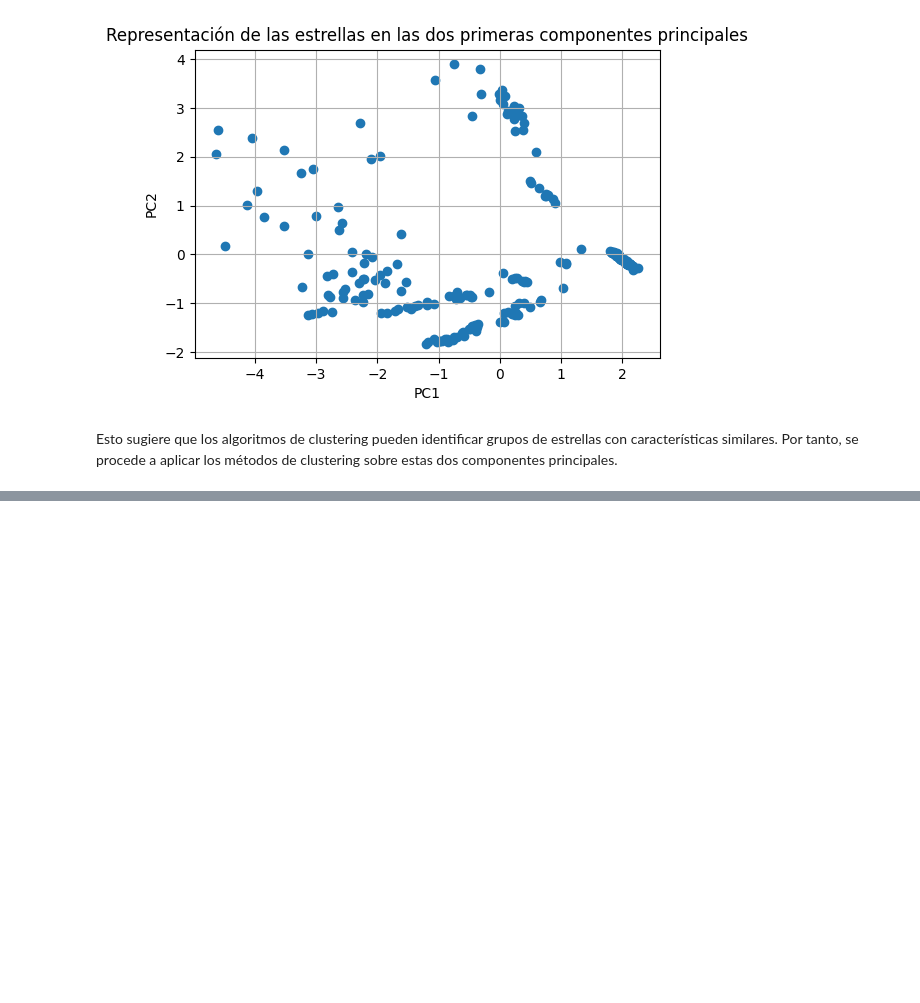
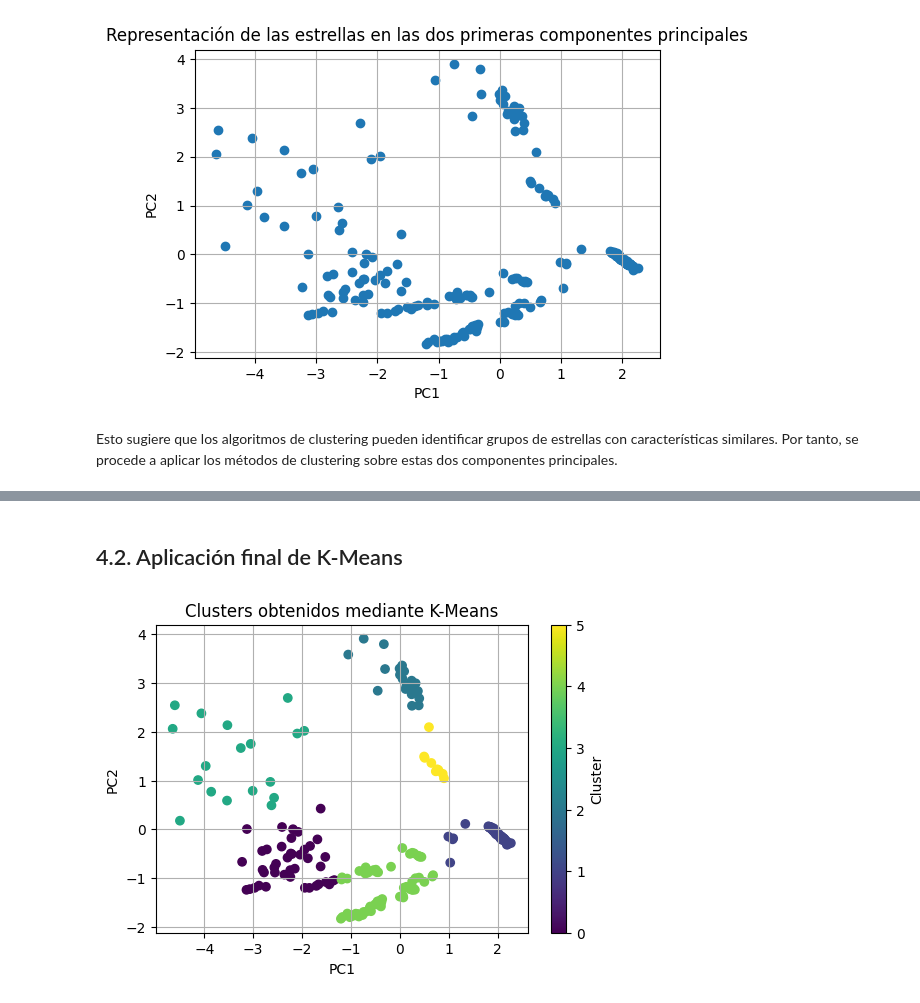
Before and after one commit to 100495785/Grupo17_Practica2, a Jupyter notebook: Practica2_estrellas.ipynb, the cells around one changed output, grey strips where cells are left out. Cells and saved outputs as stored; diff of their text form; code cells hidden in the pictures; blank space fills up the shorter version.

Commit message:
K-Means terminado

```diff
--- a/Practica2_estrellas.ipynb
+++ b/Practica2_estrellas.ipynb
@@ -319,0 +397,36 @@ Esto sugiere que los algoritmos de clustering pueden identificar grupos de estre
+# %% [markdown]
+## 4.2. Aplicación final de K-Means
+# %%
+kmeans = KMeans(
+    n_clusters=6,
+    random_state=SEED,
+    n_init=10
+)
+
+kmeans_labels = kmeans.fit_predict(X_pca_df)
+
+X_pca_df["cluster_kmeans"] = kmeans_labels
+# %%
+import matplotlib.pyplot as plt
+
+plt.figure(figsize=(6,4))
+
+plt.scatter(
+    X_pca_df["PC1"],
+    X_pca_df["PC2"],
+    c=X_pca_df["cluster_kmeans"],
+    cmap="viridis"
+)
+
+plt.xlabel("PC1")
+plt.ylabel("PC2")
+
+plt.title("Clusters obtenidos mediante K-Means")
+
+plt.colorbar(label="Cluster")
+
+plt.grid(True)
+
+plt.show()
+# %% [output]
+[figure, added]
```
Also changed, not shown: parts of 15 cells of this notebook.
